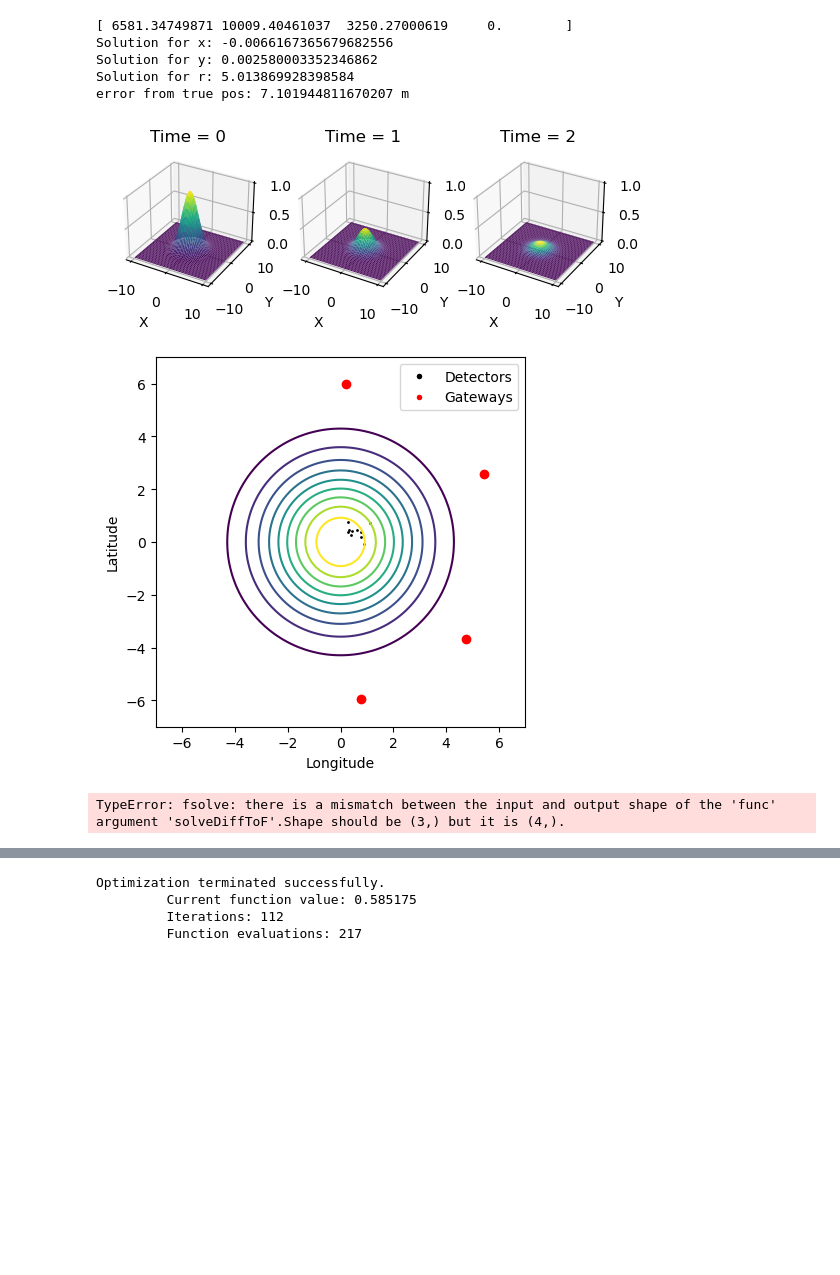
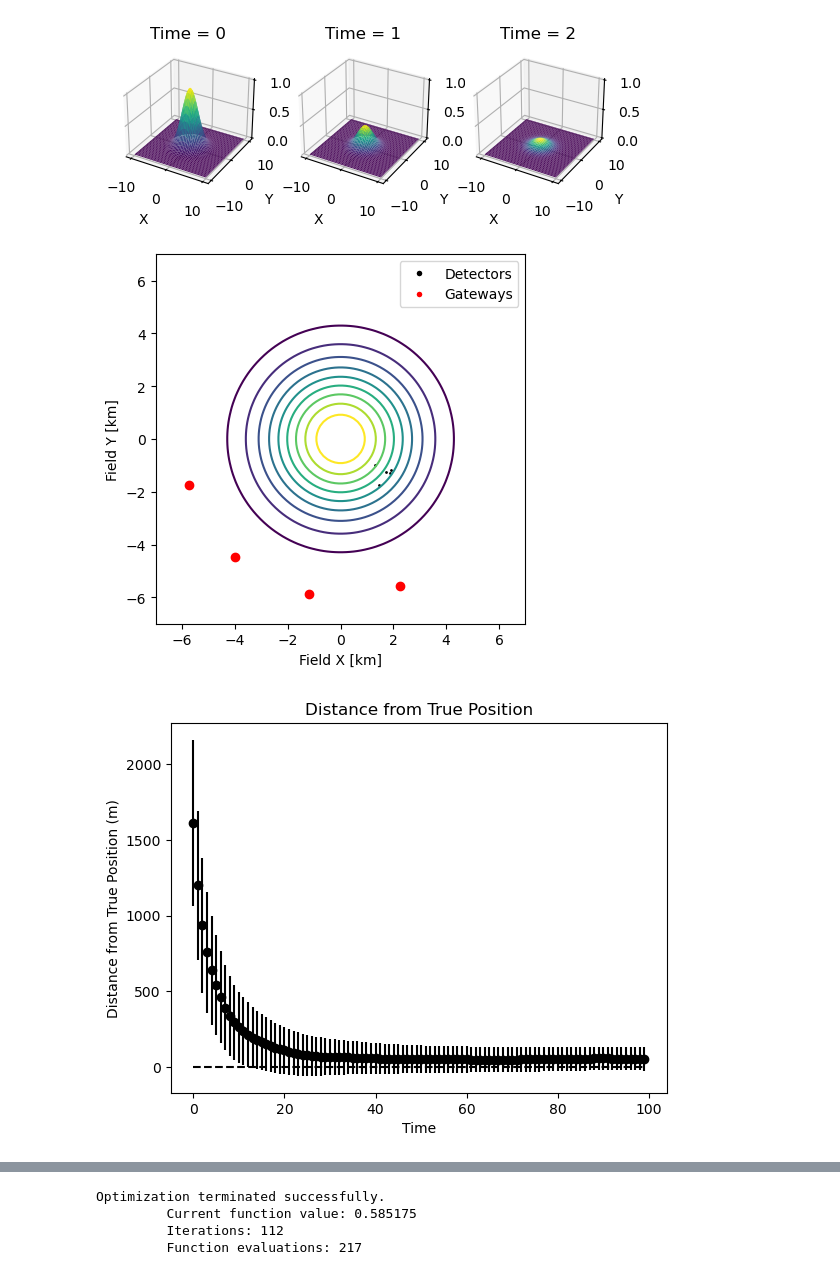
Before and after one commit to davidfobar/SCRAM, a Jupyter notebook: MINES-Sim/pyTorch_model.ipynb, the cells around one changed output, grey strips where cells are left out. Drawn from its saved outputs; the diff is of its cells as text; code cells hidden in the pictures; blank space fills up the shorter version.

```diff
--- a/MINES-Sim/pyTorch_model.ipynb
+++ b/MINES-Sim/pyTorch_model.ipynb
@@ -253,48 +247,6 @@ def deltaLatToMeters(deltaLat):
 
 def deltaLongToMeters(deltaLong, lat):
   return np.abs(deltaLong * 111111 * np.cos(lat))
-# %%
-import numpy as np
-from scipy.optimize import minimize
-
-c = 299792458  # Speed of light in m/s
-# Define the objective function (sum of squared errors)
-def objective(vars, dTof, gateways):
-    x, y, r = vars
-    totalError = 0
-    for tof, gateway in zip(dTof, gateways):
-        tof *= 1e-9  # Convert from ns to s
-        error = (r + tof * c/1000)**2 - (x - gateway.x)**2 - (y - gateway.y)**2
-        totalError += error**2
-    return totalError
-
-# Define constants and known values
-gateways = [Gateway(0,7), Gateway(8,0), Gateway(0,-6), Gateway(-5,0)]  # Example values for x_i and y_i
-
-sampleDet = SimDetector(0, 0, GaussianField(0, 0), 0)
-dToFs = sampleDet.getDifferentialTimeOfFlights(gateways)
-print(dToFs)
-
-# Initial guess for x, y, and r
-initial_guess = [0.0, 0.0, 1]  # Initial guess for x, y, and a non-zero value for r
-
-# Minimize the objective function subject to constraints
-result = minimize(objective, initial_guess, args=(dToFs, gateways), method='nelder-mead', options={'xatol': 1e-8, 'disp': False})
-
-# Extract the solution
-x_solution, y_solution, r_solution = result.x
-
-# Print the solution
-print("Solution for x:", x_solution)
-print("Solution for y:", y_solution)
-print("Solution for r:", r_solution)
-print("error from true pos:", np.sqrt((x_solution - sampleDet.trueX)**2 + (y_solution - sampleDet.trueY)**2)*1000, "m")
-# %% [output]
-[ 6581.34749871 10009.40461037  3250.27000619     0.        ]
-Solution for x: -0.0066167365679682556
-Solution for y: 0.002580003352346862
-Solution for r: 5.013869928398584
-error from true pos: 7.101944811670207 m
 # %%
 #lat/long for omaha, NE
 #lat = 41.2565
@@ -317,7 +269,7 @@ gaussianField.plotFields()
 #initialize the detectors
 detectors = []
 nArtyShells = 1
-nDetectorsPerShell = 10
+nDetectorsPerShell = 5
 for i in range(nArtyShells):
   x = np.random.uniform(-artyDistrobutionWidth, artyDistrobutionWidth)
   y = np.random.uniform(-artyDistrobutionWidth, artyDistrobutionWidth)
@@ -359,50 +311,38 @@ ax.set_ylim(-lsDistFromGZ-1, lsDistFromGZ+1)
 
 #plot the countours of the radiation field at the time of the burst
 #draw lines for the following levels: 0.1, 0.2, 0.3, 0.4, 0.5, 0.6, 0.7, 0.8, 0.9
 x = np.linspace(-lsDistFromGZ-1, lsDistFromGZ+1, 100)
 y = np.linspace(-lsDistFromGZ-1, lsDistFromGZ+1, 100)
 x, y = np.meshgrid(x, y)
 z = np.zeros(x.shape)
 for i in range(x.shape[0]):
   for j in range(x.shape[1]):
     z[i,j] = gaussianField.getDoseRate(y[i,j], x[i,j], 0)
 contours = plt.contour(x, y, z, levels=[0.1, 0.2, 0.3, 0.4, 0.5, 0.6, 0.7, 0.8, 0.9])
 
 #add a legend
 handles = [
     plt.Line2D([0], [0], marker='o', color='w', markerfacecolor='k', markersize=5),
     plt.Line2D([0], [0], marker='o', color='w', markerfacecolor='r', markersize=5)
 ]
 labels = ['Detectors', 'Gateways']
 ax.legend(handles, labels)
 
 #dress it up
-ax.set_xlabel('Longitude')
-ax.set_ylabel('Latitude')
+ax.set_xlabel('Field X [km]')
+ax.set_ylabel('Field Y [km]')
 ax.set_aspect('equal')
 
 plt.show()
 
-for time in range(10):
+for time in range(100):
   for detector in detectors:
     detector.updateSim(time, gateways)
 
-#plot the dose rate and position estimates for a single detector
-detectors[0].plotDoseRate(detectors[0].trueDoseRates)
-detectors[0].plotDistanceError(detectors[0].trueX, detectors[0].trueY)
-
-#plot the series of predicted positions for a single detector
-fig = plt.figure()
-ax = fig.add_subplot(111)
-ax.plot(detectors[0].predictedX, detectors[0].predictedY, 'o-')
-ax.plot(detectors[0].trueX, detectors[0].trueY, 'ro')
-ax.set_xlabel('X')
-ax.set_ylabel('Y')
-ax.set_xlim(-4, 4)
-ax.set_ylim(-4, 4)
-ax.set_aspect('equal')
-plt.show()
+for det in detectors:
+  #plot the dose rate and position estimates for a single detector
+  det.plotDistanceError(det.trueX, det.trueY)
 # %% [output]
 [figure]
-[figure, old version]
+[figure, new version]
-TypeError: fsolve: there is a mismatch between the input and output shape of the 'func' argument 'solveDiffToF'.Shape should be (3,) but it is (4,).
+[figure, added]
```
Also changed, not shown: parts of 3 cells of this notebook.
